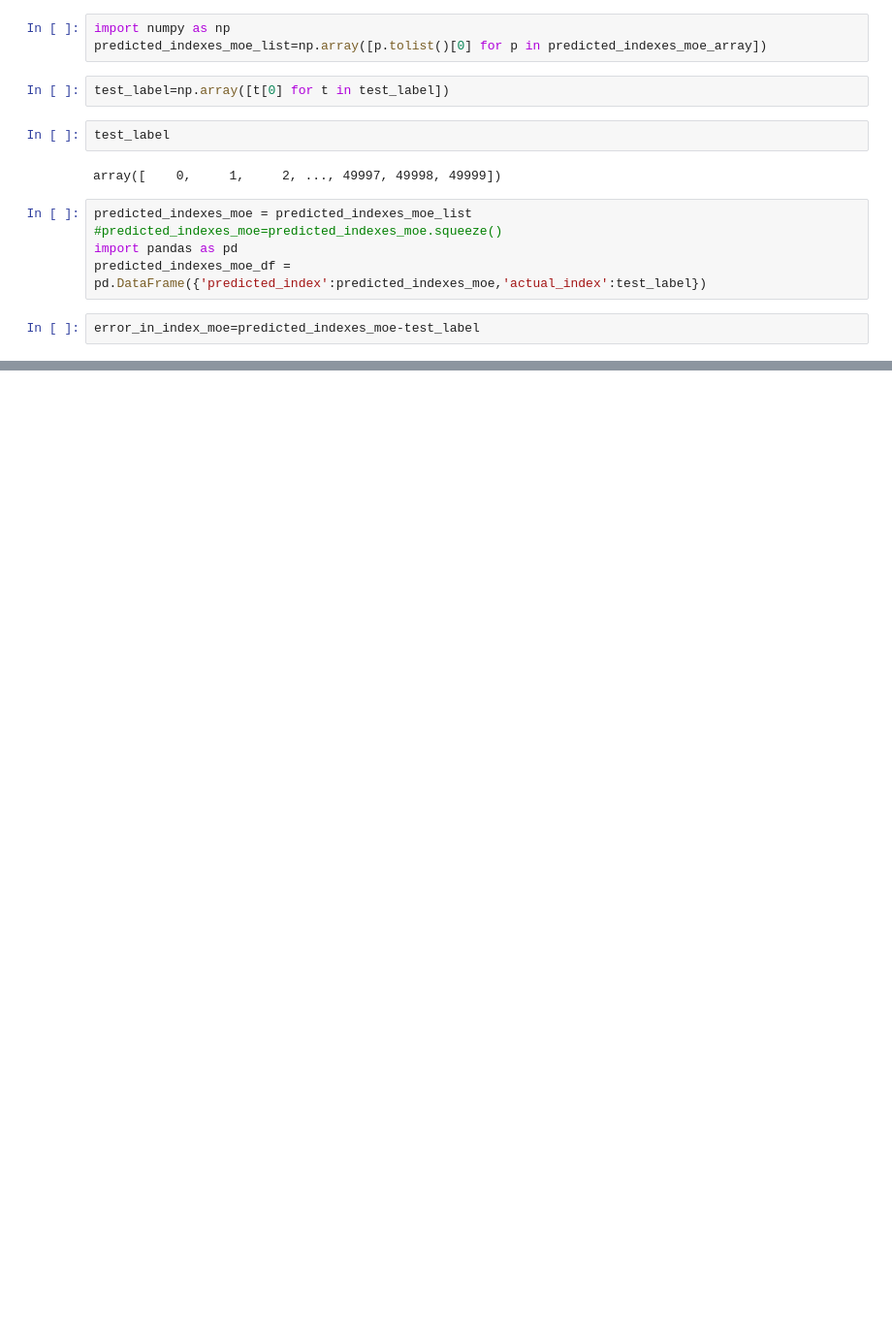
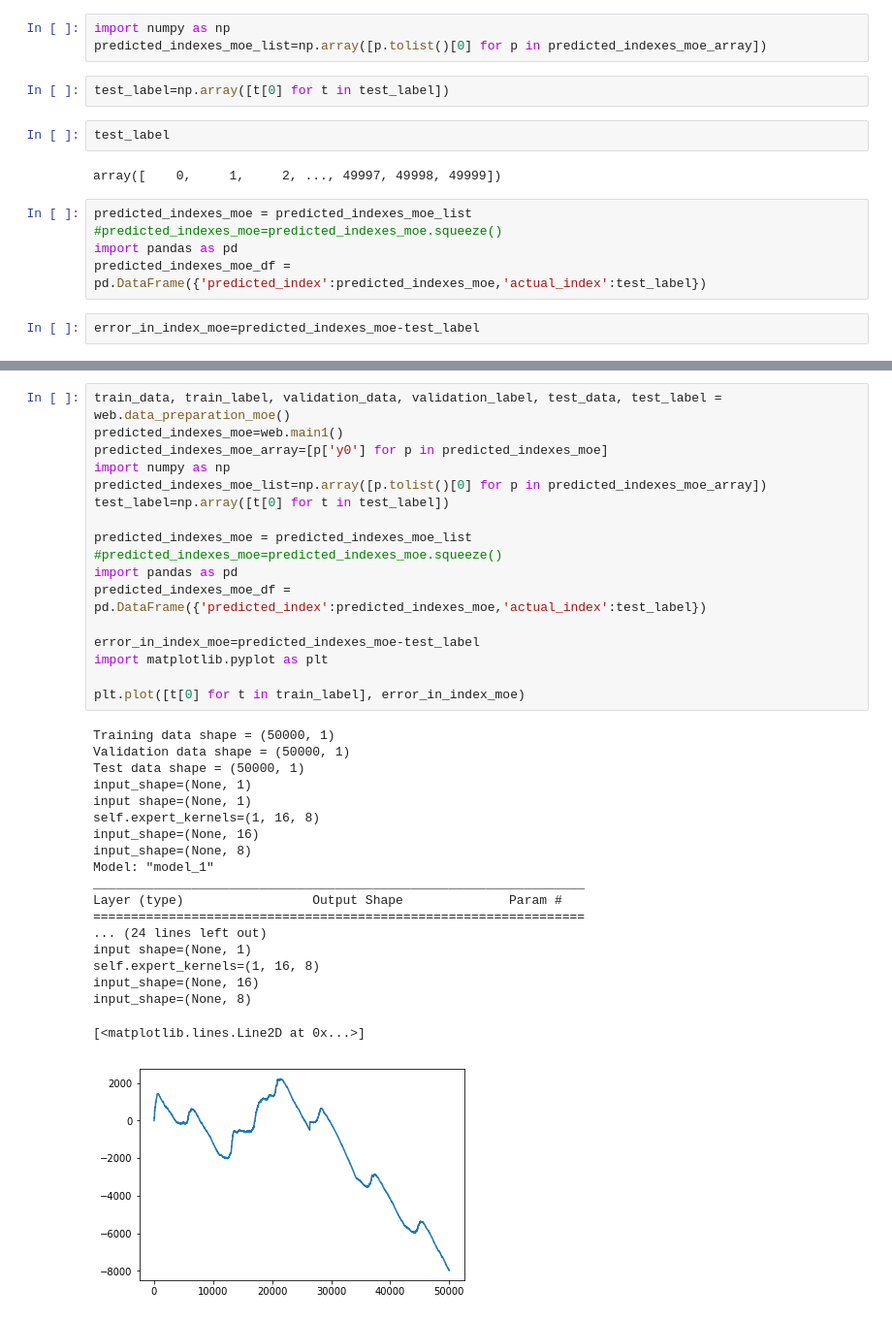
Before and after one commit to ArnabRaxit/keras-mmoe, a Jupyter notebook: MOE_vs_BTREE_large-web-tf-keras-to-estimator.ipynb, the cells around one changed output, grey strips where cells are left out. Shown at 97% size. Cells and saved outputs as stored; diff of their text form; blank space fills up the shorter version.

```diff
--- a/MOE_vs_BTREE_large-web-tf-keras-to-estimator.ipynb
+++ b/MOE_vs_BTREE_large-web-tf-keras-to-estimator.ipynb
@@ -79,0 +93,37 @@ ax.plot([t[0] for t in train_label], error_in_index_moe)
+# %%
+train_data, train_label, validation_data, validation_label, test_data, test_label = web.data_preparation_moe()
+predicted_indexes_moe=web.main1()
+predicted_indexes_moe_array=[p['y0'] for p in predicted_indexes_moe]
+import numpy as np
+predicted_indexes_moe_list=np.array([p.tolist()[0] for p in predicted_indexes_moe_array])
+test_label=np.array([t[0] for t in test_label])
+
+predicted_indexes_moe = predicted_indexes_moe_list
+#predicted_indexes_moe=predicted_indexes_moe.squeeze()
+import pandas as pd
+predicted_indexes_moe_df = pd.DataFrame({'predicted_index':predicted_indexes_moe,'actual_index':test_label})
+
+error_in_index_moe=predicted_indexes_moe-test_label
+import matplotlib.pyplot as plt
+
+plt.plot([t[0] for t in train_label], error_in_index_moe)
+# %% [output]
+Training data shape = (50000, 1)
+Validation data shape = (50000, 1)
+Test data shape = (50000, 1)
+input_shape=(None, 1)
+input shape=(None, 1)
+self.expert_kernels=(1, 16, 8)
+input_shape=(None, 16)
+input_shape=(None, 8)
+Model: "model_1"
+_________________________________________________________________
+Layer (type)                 Output Shape              Param #
+=================================================================
+... (24 lines left out)
+input shape=(None, 1)
+self.expert_kernels=(1, 16, 8)
+input_shape=(None, 16)
+input_shape=(None, 8)
+[<matplotlib.lines.Line2D at 0x...>]
+[figure, added]
```
Also changed, not shown: parts of 6 cells of this notebook, 9 other files.
